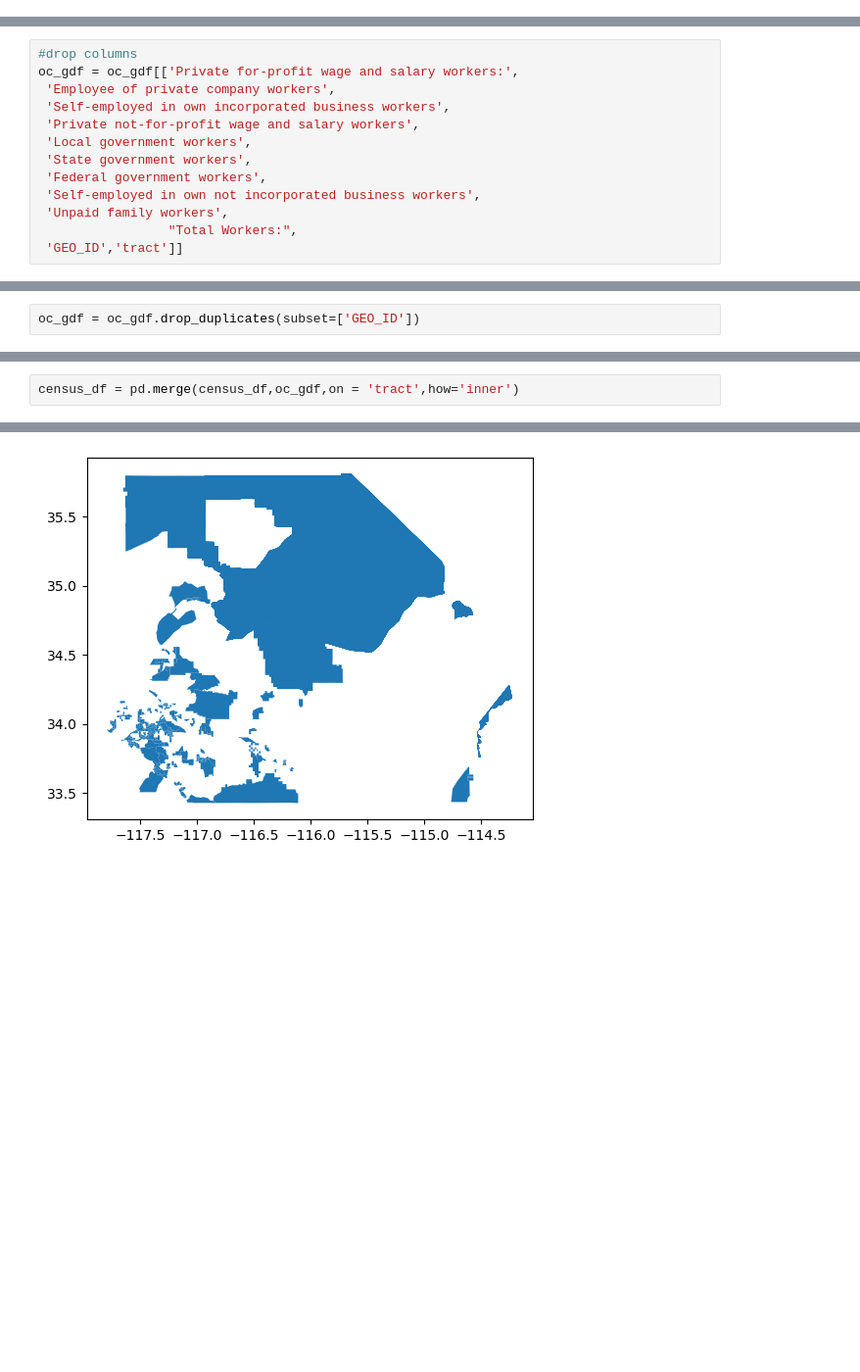
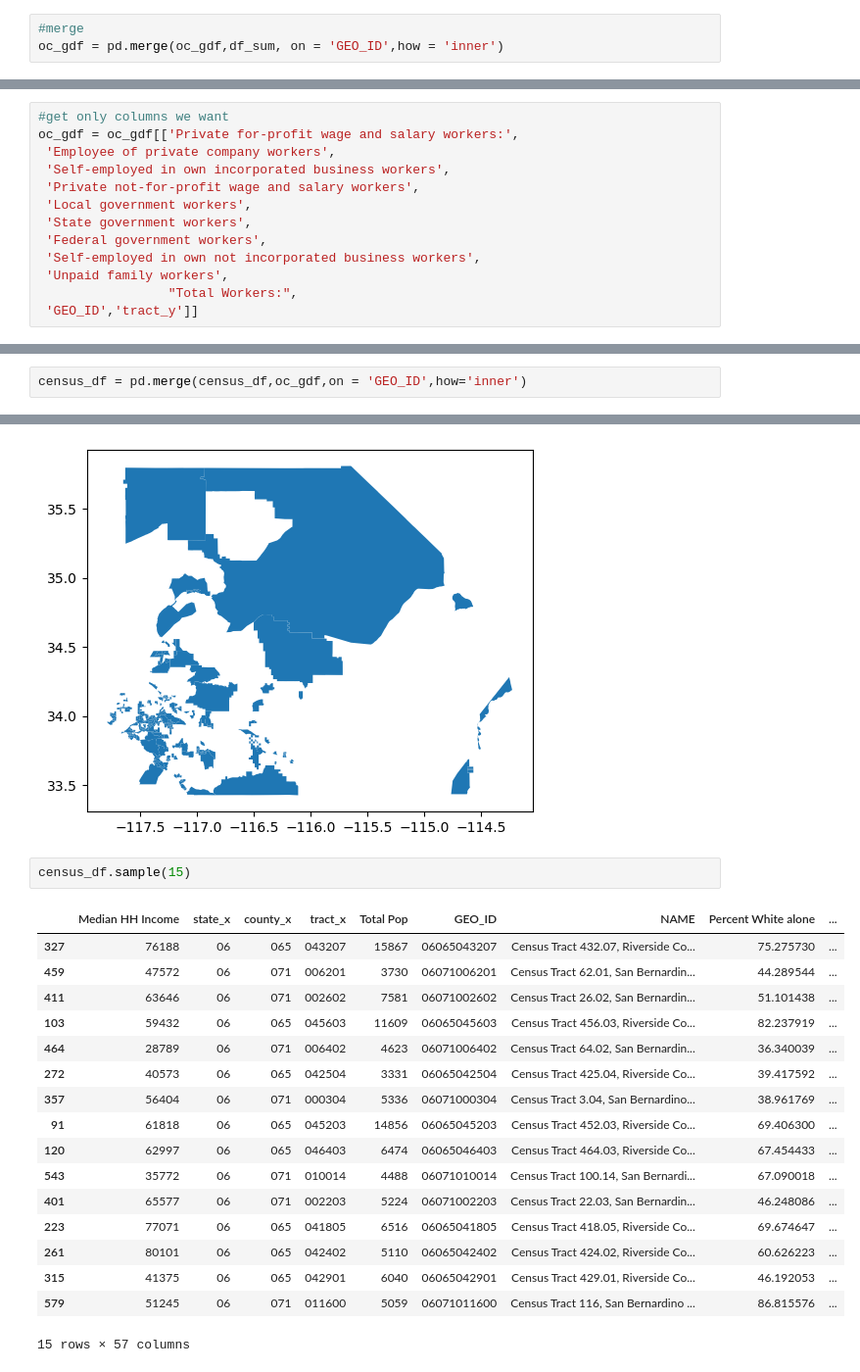
Before and after one commit to monishareginald/uds-warehouse-project, a Jupyter notebook: Census-2009.ipynb, the cells around one changed output, grey strips where cells are left out. Shown: that part at 98% size. Cells and saved outputs as stored; diff of their text form; blank space fills up the shorter version.

Commit message:
census

```diff
--- a/Census-2009.ipynb
+++ b/Census-2009.ipynb
@@ -873,3 +870,6 @@ oc_gdf.head(1)
 oc_gdf.rename(columns={"B24080_001E": "Total Workers:"}, inplace=True)
 # %%
 #oc_gdf.columns.values.tolist()
+# %%
+#merge
+oc_gdf = pd.merge(oc_gdf,df_sum, on = 'GEO_ID',how = 'inner')
@@ -876,5 +896,5 @@ oc_gdf.rename(columns={"B24080_001E": "Total Workers:"}, inplace=True)
 # %%
-#drop columns
+#get only columns we want
 oc_gdf = oc_gdf[['Private for-profit wage and salary workers:',
  'Employee of private company workers',
  'Self-employed in own incorporated business workers',
@@ -885,7 +905,7 @@ oc_gdf = oc_gdf[['Private for-profit wage and salary workers:',
  'Self-employed in own not incorporated business workers',
  'Unpaid family workers',
                  "Total Workers:",
- 'GEO_ID','tract']]
+ 'GEO_ID','tract_y']]
 # %%
 
 # Convert columns to integer data type
@@ -933,5 +953,3 @@ len(oc_gdf)
-# %%
-oc_gdf = oc_gdf.drop_duplicates(subset=['GEO_ID'])
 # %% [markdown]
 ## Joining all the dataframes
 # %%
@@ -963,5 +993,5 @@ len(census_df)
 # %%
-census_df = pd.merge(census_df,oc_gdf,on = 'tract',how='inner')
+census_df = pd.merge(census_df,oc_gdf,on = 'GEO_ID',how='inner')
 # %%
 len(census_df)
 # %% [output]
@@ -1009,3 +1081,23 @@ census_gdf_2009.plot()
 # %% [output]
 <Axes: >
 [figure]
+# %%
+census_df.sample(15)
+# %% [output]
+|  | Median HH Income | state_x | county_x | tract_x | Total Pop | GEO_ID | NAME | Percent White alone | ... |
+| 327 | 76188 | 06 | 065 | 043207 | 15867 | 06065043207 | Census Tract 432.07, Riverside Co... | 75.275730 | ... |
+| 459 | 47572 | 06 | 071 | 006201 | 3730 | 06071006201 | Census Tract 62.01, San Bernardin... | 44.289544 | ... |
+| 411 | 63646 | 06 | 071 | 002602 | 7581 | 06071002602 | Census Tract 26.02, San Bernardin... | 51.101438 | ... |
+| 103 | 59432 | 06 | 065 | 045603 | 11609 | 06065045603 | Census Tract 456.03, Riverside Co... | 82.237919 | ... |
+| 464 | 28789 | 06 | 071 | 006402 | 4623 | 06071006402 | Census Tract 64.02, San Bernardin... | 36.340039 | ... |
+| 272 | 40573 | 06 | 065 | 042504 | 3331 | 06065042504 | Census Tract 425.04, Riverside Co... | 39.417592 | ... |
+| 357 | 56404 | 06 | 071 | 000304 | 5336 | 06071000304 | Census Tract 3.04, San Bernardino... | 38.961769 | ... |
+| 91 | 61818 | 06 | 065 | 045203 | 14856 | 06065045203 | Census Tract 452.03, Riverside Co... | 69.406300 | ... |
+| 120 | 62997 | 06 | 065 | 046403 | 6474 | 06065046403 | Census Tract 464.03, Riverside Co... | 67.454433 | ... |
+| 543 | 35772 | 06 | 071 | 010014 | 4488 | 06071010014 | Census Tract 100.14, San Bernardi... | 67.090018 | ... |
+| 401 | 65577 | 06 | 071 | 002203 | 5224 | 06071002203 | Census Tract 22.03, San Bernardin... | 46.248086 | ... |
+| 223 | 77071 | 06 | 065 | 041805 | 6516 | 06065041805 | Census Tract 418.05, Riverside Co... | 69.674647 | ... |
+| 261 | 80101 | 06 | 065 | 042402 | 5110 | 06065042402 | Census Tract 424.02, Riverside Co... | 60.626223 | ... |
+| 315 | 41375 | 06 | 065 | 042901 | 6040 | 06065042901 | Census Tract 429.01, Riverside Co... | 46.192053 | ... |
+| 579 | 51245 | 06 | 071 | 011600 | 5059 | 06071011600 | Census Tract 116, San Bernardino ... | 86.815576 | ... |
+15 rows × 57 columns
```
Also changed, not shown: parts of 28 cells of this notebook.
